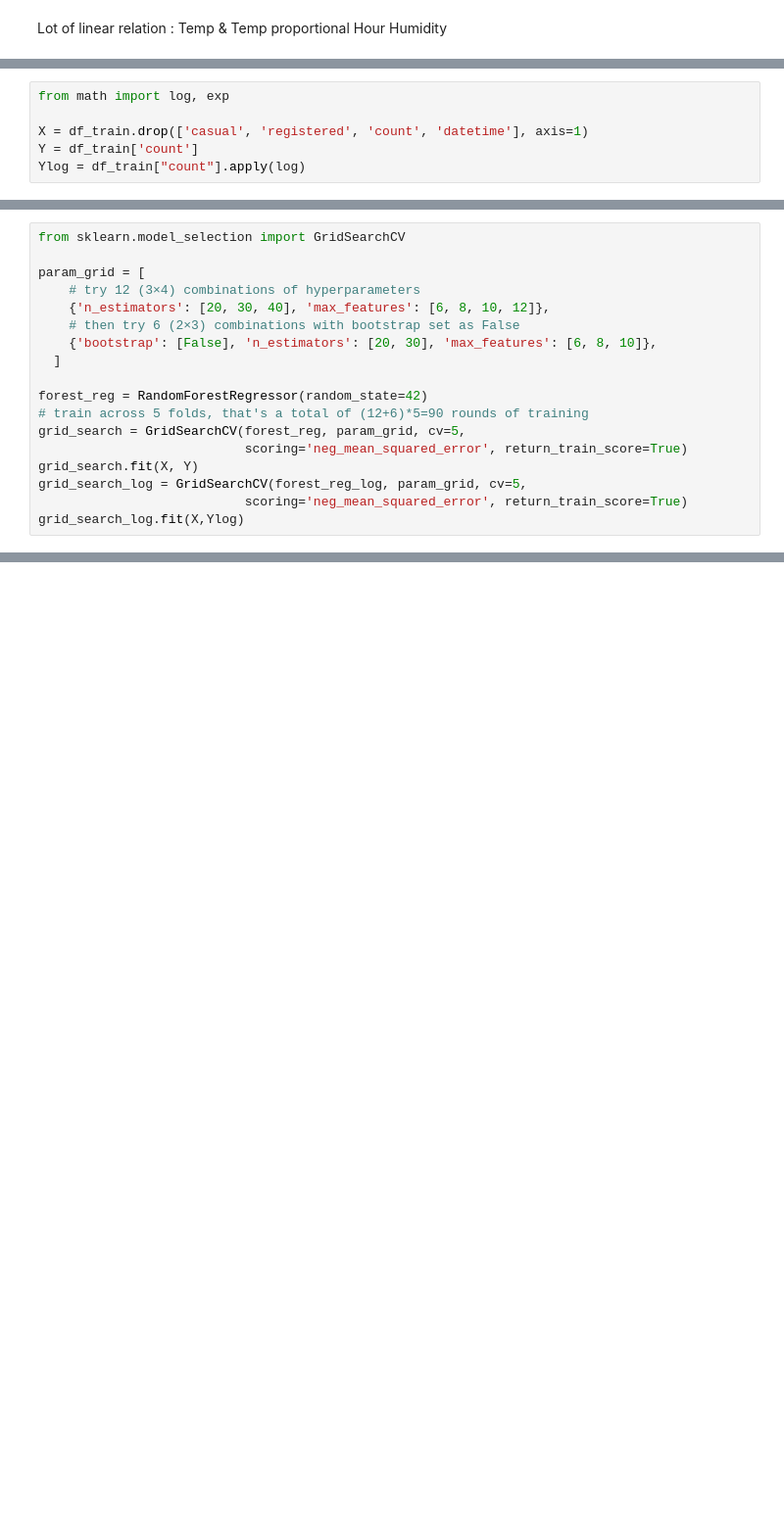
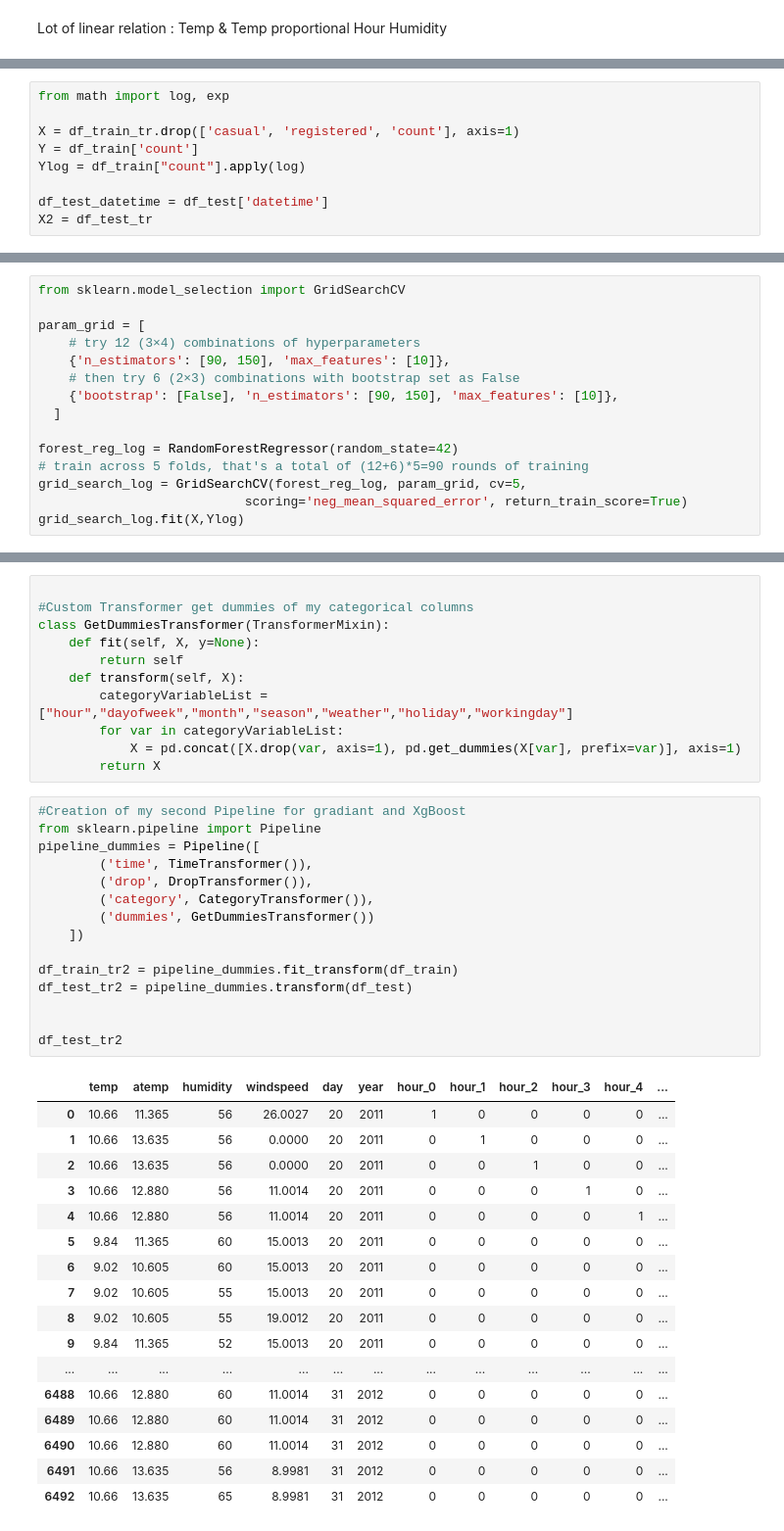
Before and after one commit to Anthime-Biau/Training, a Jupyter notebook: Bike_Sharing_Demand_Kernel.ipynb, the cells around one changed output, grey strips where cells are left out. Shown at 98% size. Drawn from its saved outputs; the diff is of its cells as text; blank space fills up the shorter version.

```diff
--- a/Bike_Sharing_Demand_Kernel.ipynb
+++ b/Bike_Sharing_Demand_Kernel.ipynb
@@ -128,6 +151,9 @@ sns.heatmap(corr_matrix)
 # %%
 from math import log, exp
 
-X = df_train.drop(['casual', 'registered', 'count', 'datetime'], axis=1)
+X = df_train_tr.drop(['casual', 'registered', 'count'], axis=1)
 Y = df_train['count']
 Ylog = df_train["count"].apply(log)
+
+df_test_datetime = df_test['datetime']
+X2 = df_test_tr
@@ -184,16 +227,13 @@ from sklearn.model_selection import GridSearchCV
 
 param_grid = [
     # try 12 (3×4) combinations of hyperparameters
-    {'n_estimators': [20, 30, 40], 'max_features': [6, 8, 10, 12]},
+    {'n_estimators': [90, 150], 'max_features': [10]},
     # then try 6 (2×3) combinations with bootstrap set as False
-    {'bootstrap': [False], 'n_estimators': [20, 30], 'max_features': [6, 8, 10]},
+    {'bootstrap': [False], 'n_estimators': [90, 150], 'max_features': [10]},
   ]
 
-forest_reg = RandomForestRegressor(random_state=42)
+forest_reg_log = RandomForestRegressor(random_state=42)
 # train across 5 folds, that's a total of (12+6)*5=90 rounds of training
-grid_search = GridSearchCV(forest_reg, param_grid, cv=5,
-                           scoring='neg_mean_squared_error', return_train_score=True)
-grid_search.fit(X, Y)
 grid_search_log = GridSearchCV(forest_reg_log, param_grid, cv=5,
                            scoring='neg_mean_squared_error', return_train_score=True)
 grid_search_log.fit(X,Ylog)
@@ -229,0 +286,44 @@ df_best_log.to_csv('Forest best log file.csv', sep=',', encoding = 'utf-8', inde
+# %%
+
+#Custom Transformer get dummies of my categorical columns
+class GetDummiesTransformer(TransformerMixin):
+    def fit(self, X, y=None):
+        return self
+    def transform(self, X):
+        categoryVariableList = ["hour","dayofweek","month","season","weather","holiday","workingday"]
+        for var in categoryVariableList:
+            X = pd.concat([X.drop(var, axis=1), pd.get_dummies(X[var], prefix=var)], axis=1)
+        return X
+# %%
+#Creation of my second Pipeline for gradiant and XgBoost
+from sklearn.pipeline import Pipeline
+pipeline_dummies = Pipeline([
+        ('time', TimeTransformer()),
+        ('drop', DropTransformer()),
+        ('category', CategoryTransformer()),
+        ('dummies', GetDummiesTransformer())
+    ])
+
+df_train_tr2 = pipeline_dummies.fit_transform(df_train)
+df_test_tr2 = pipeline_dummies.transform(df_test)
+
+
+df_test_tr2
+# %% [output]
+|  | temp | atemp | humidity | windspeed | day | year | hour_0 | hour_1 | hour_2 | hour_3 | hour_4 | ... |
+| 0 | 10.66 | 11.365 | 56 | 26.0027 | 20 | 2011 | 1 | 0 | 0 | 0 | 0 | ... |
+| 1 | 10.66 | 13.635 | 56 | 0.0000 | 20 | 2011 | 0 | 1 | 0 | 0 | 0 | ... |
+| 2 | 10.66 | 13.635 | 56 | 0.0000 | 20 | 2011 | 0 | 0 | 1 | 0 | 0 | ... |
+| 3 | 10.66 | 12.880 | 56 | 11.0014 | 20 | 2011 | 0 | 0 | 0 | 1 | 0 | ... |
+| 4 | 10.66 | 12.880 | 56 | 11.0014 | 20 | 2011 | 0 | 0 | 0 | 0 | 1 | ... |
+| 5 | 9.84 | 11.365 | 60 | 15.0013 | 20 | 2011 | 0 | 0 | 0 | 0 | 0 | ... |
+| 6 | 9.02 | 10.605 | 60 | 15.0013 | 20 | 2011 | 0 | 0 | 0 | 0 | 0 | ... |
+| 7 | 9.02 | 10.605 | 55 | 15.0013 | 20 | 2011 | 0 | 0 | 0 | 0 | 0 | ... |
+| 8 | 9.02 | 10.605 | 55 | 19.0012 | 20 | 2011 | 0 | 0 | 0 | 0 | 0 | ... |
+| 9 | 9.84 | 11.365 | 52 | 15.0013 | 20 | 2011 | 0 | 0 | 0 | 0 | 0 | ... |
+| ... | ... | ... | ... | ... | ... | ... | ... | ... | ... | ... | ... | ... |
+| 6488 | 10.66 | 12.880 | 60 | 11.0014 | 31 | 2012 | 0 | 0 | 0 | 0 | 0 | ... |
+| 6489 | 10.66 | 12.880 | 60 | 11.0014 | 31 | 2012 | 0 | 0 | 0 | 0 | 0 | ... |
+| 6490 | 10.66 | 12.880 | 60 | 11.0014 | 31 | 2012 | 0 | 0 | 0 | 0 | 0 | ... |
+| 6491 | 10.66 | 13.635 | 56 | 8.9981 | 31 | 2012 | 0 | 0 | 0 | 0 | 0 | ... |
+| 6492 | 10.66 | 13.635 | 65 | 8.9981 | 31 | 2012 | 0 | 0 | 0 | 0 | 0 | ... |
```
Also changed, not shown: parts of 35 cells of this notebook.
